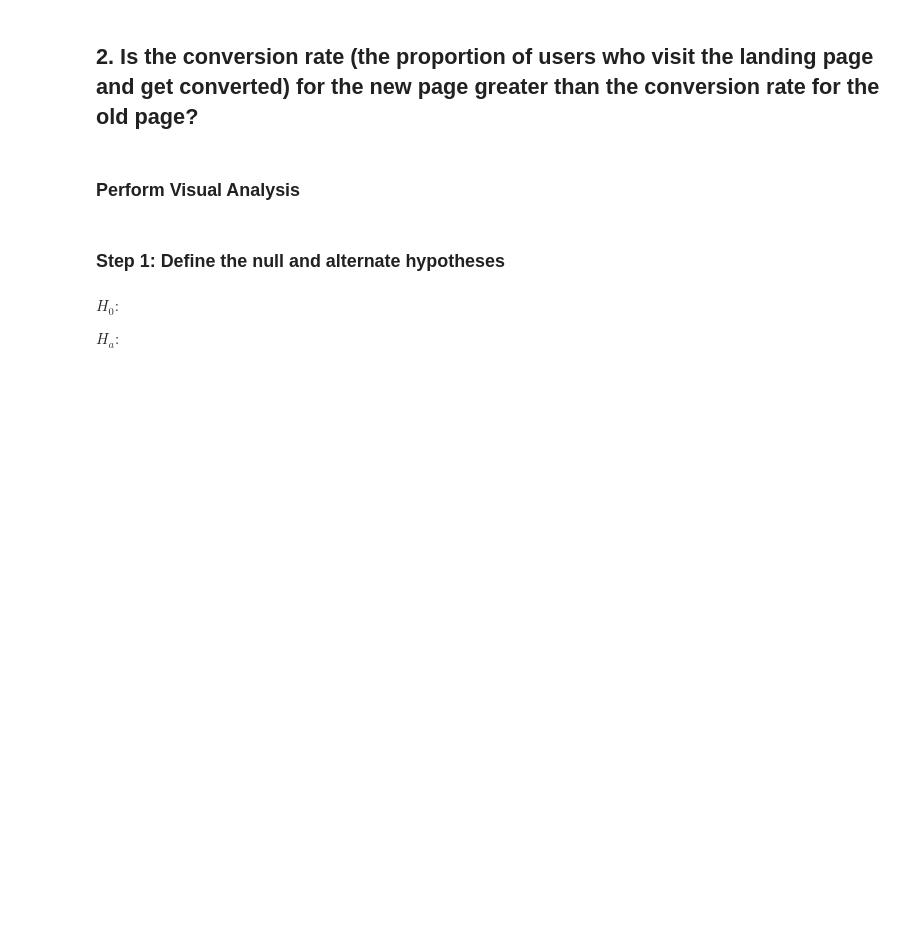
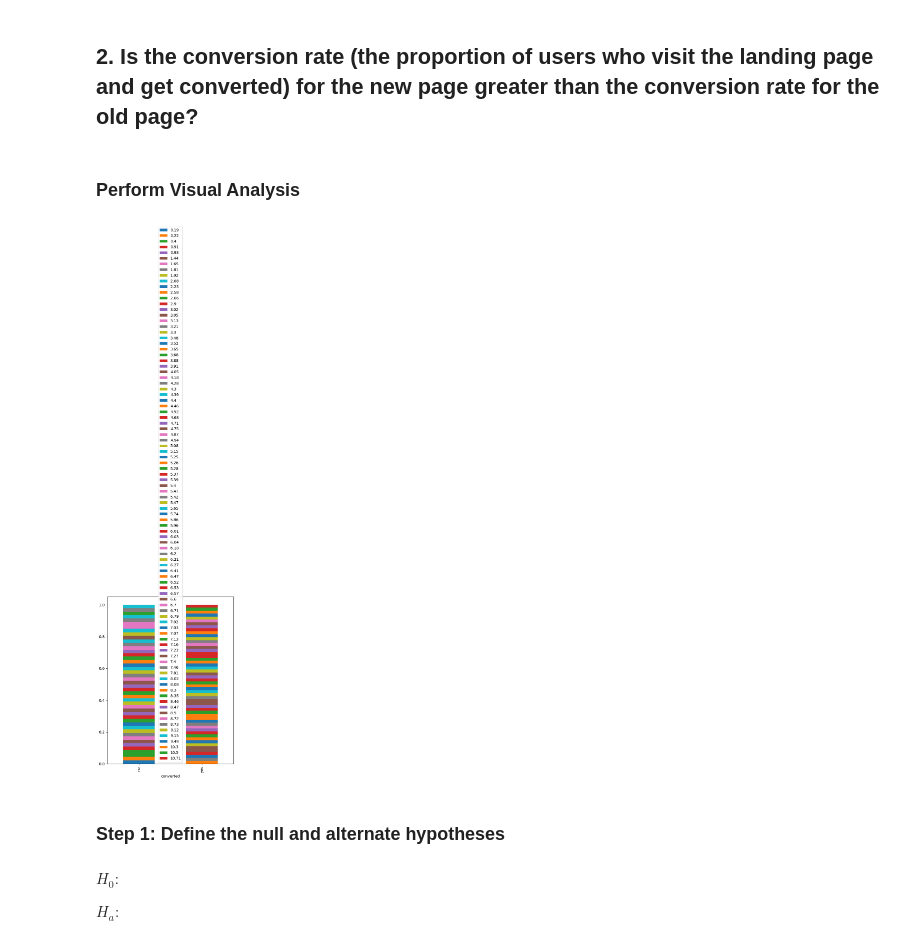
Before and after one commit to erika024/data-science, a Jupyter notebook: ENews_Express_Learner_Notebook_5BLow_Code_Version_5D.ipynb, the cells around one changed output. Drawn from its saved outputs; the diff is of its cells as text; code cells hidden in the pictures; blank space fills up the shorter version.

```diff
--- a/ENews_Express_Learner_Notebook_5BLow_Code_Version_5D.ipynb
+++ b/ENews_Express_Learner_Notebook_5BLow_Code_Version_5D.ipynb
@@ -349,9 +372,11 @@ else:
 ### Perform Visual Analysis
 # %%
 # complete the code to visually compare the conversion rate for the new page and the conversion rate for the old page
-pd.crosstab(df[_________],df[__________],normalize='index').plot(kind="bar", figsize=(6,8),stacked=True)
+pd.crosstab(df['converted'],df['time_spent_on_the_page'],normalize='index').plot(kind="bar", figsize=(6,8),stacked=True)
 plt.legend()
 plt.show()
+# %% [output]
+[figure, added]
 # %% [markdown]
 ### Step 1: Define the null and alternate hypotheses
 # %% [markdown]
```
Also changed, not shown: parts of 7 cells of this notebook.
